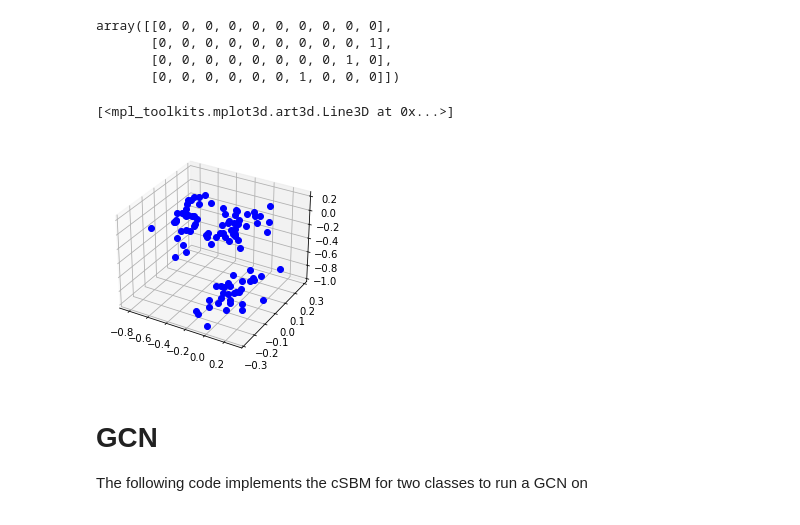
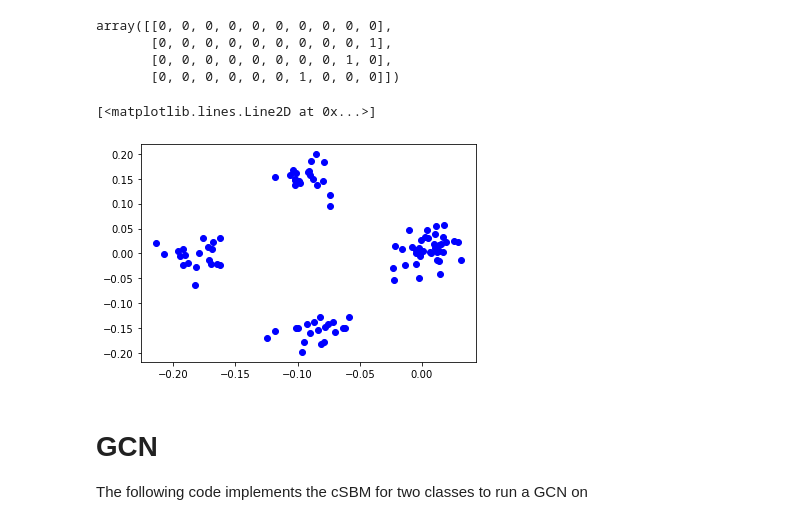
Before and after one commit to brownthesr/Synthetic-Graphs, a Jupyter notebook: SBM.ipynb, the cells around one changed output. Cells and saved outputs as stored; diff of their text form; code cells hidden in the pictures.

Commit message:
added PCA for better visuals

```diff
--- a/SBM.ipynb
+++ b/SBM.ipynb
@@ -170,36 +170,37 @@ array([[0, 0, 0, 0, 0, 0, 0, 0, 0, 0],
 # %%
 def generate_cSBM(d,lamb,mu,num_features,num_nodes,num_classes):
     c_in = d+lamb*np.sqrt(d) # c_in/c_out as described in the equations
     c_out = d-lamb*np.sqrt(d)
     p_in = c_in/num_nodes # compiles these to pass into the SSBM
     p_out = c_out/num_nodes
 
     adj, communities = generate_SSBM(num_nodes,num_classes,p_in,p_out) # obtains the graph structure
     u = np.random.normal(0,1/num_features,(num_features)) # obtains the random normal vector u
     Z = np.random.normal(0,.2,(num_nodes,num_features)) # obtains the random noise vector i presume
     v = communities # puts the groups into a format for the equations
 
     perms = generate_perms(num_classes,num_features)
     #print(communities)
     #print(perms)
     b = np.zeros((num_nodes,num_features))
     for i in range(num_nodes):
         b[i] = np.sqrt(mu/num_nodes)*(np.diag(perms[v[i]])@u) + Z[i]/np.sqrt(num_features)
     return adj,b,communities
 
 
 
-adj,b,labels = generate_cSBM(1,.5,250,3,100,3)
+adj,b,labels = generate_cSBM(1,.5,250,3,100,5)
 fig = plt.figure()
-ax = plt.axes(projection = "3d")
-ax.plot3D(b[:,0],b[:,1],b[:,2],"bo")
+#ax = plt.axes(projection = "3d")
+#ax.plot3D(b[:,0],b[:,1],b[:,2],"bo")
 W = 1/len(b)*(b@b.T)
 L,P = np.linalg.eig(W)
-plt.plot(P[:,0],P[:,1])
+# PCA
+plt.plot(P[:,0],P[:,1],"bo")
 #plt.plot(b[:,0],b[:,1],"bo")
 # %% [output]
-[<mpl_toolkits.mplot3d.art3d.Line3D at 0x...>]
+[<matplotlib.lines.Line2D at 0x...>]
-[figure, old version]
+[figure, new version]
 # %% [markdown]
 # GCN
 The following code implements the cSBM for two classes to run a GCN on
```
